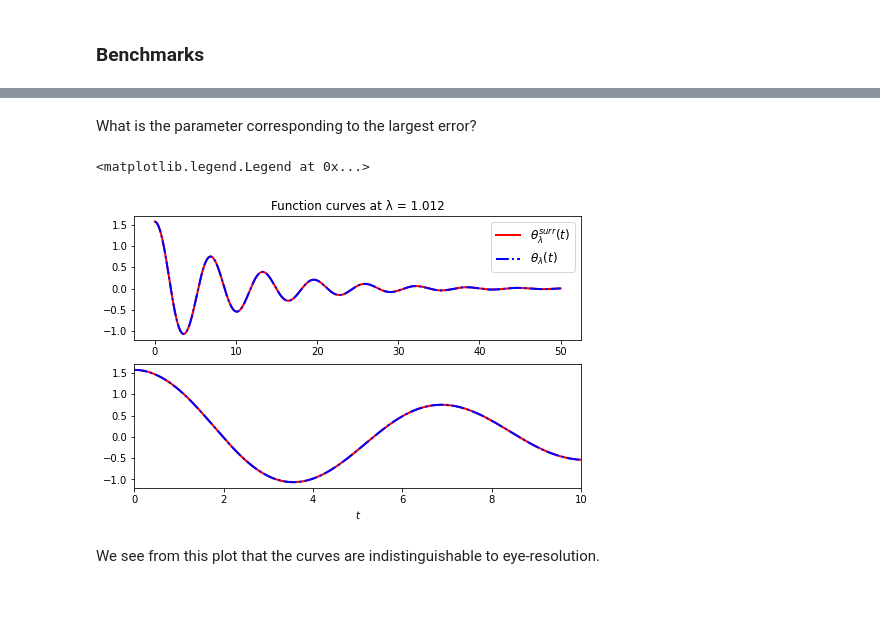
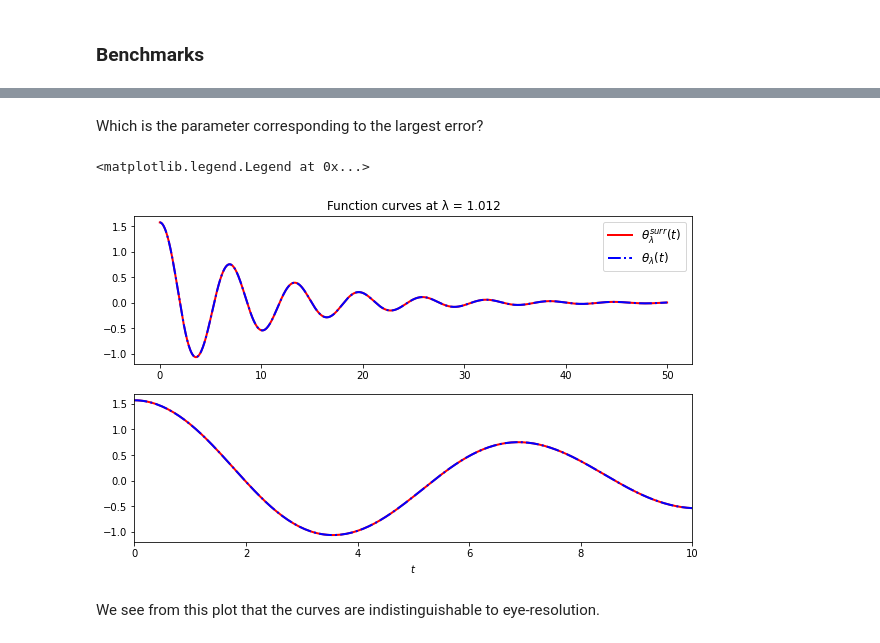
Before and after one commit to aaronuv/arby, a Jupyter notebook: docs/source/_static/pendulum_example.ipynb, the cells around one changed output, grey strips where cells are left out. Saved outputs shown, nothing was run; the diff lists cells and outputs as text; code cells hidden in the pictures; blank space fills up the shorter version.

Commit message:
embed pendulum notebook

```diff
--- a/docs/source/_static/pendulum_example.ipynb
+++ b/docs/source/_static/pendulum_example.ipynb
@@ -54,3 +66,2 @@ for λ in param:
 # %%
-# create the pendulum model
-pendulum = ROM(training, time, param, greedy_tol=1e-14, poly_deg=5)
+pendulum = ROM(training, times, param, greedy_tol=1e-14, poly_deg=5)
@@ -62,0 +96,12 @@ array([ 1.57079633,  1.56937605,  1.56513412, ..., -0.00282289,
+# %%
+par = 3.42
+sol = odeint(pend,y0, times, (b,par))[:,0]
+fig, ax = plt.subplots(2,1, figsize=(10,6))
+ax[0].plot(times, surr(par), 'r', lw=2, label='$θ_λ^{surr}(t)$')
+ax[0].plot(times, sol, 'b-.', lw=2, label='$θ_λ(t)$')
+ax[1].plot(times, surr(par), 'r', lw=2, label='$θ_λ^{surr}(t)$')
+ax[1].plot(times, sol, 'b-.', lw=2, label='$θ_λ(t)$')
+ax[1].set(xlim=(0,10))
+ax[1].set(xlabel='$t$')
+ax[0].set_title('Function curves at λ = 1.012')
+ax[0].legend(fontsize = 'large')
@@ -90,13 +121,0 @@ array([1.  , 1.04, 1.08, 1.12, 1.16, 1.2 , 1.24, 1.28, 1.32, 1.36, 1.4 ,
-# %%
-# plot out-of-sample functions at λ = 3.42
-par = 3.42
-sol = odeint(pend,y0, time, (b,par))[:,0]
-fig, ax = plt.subplots(2,1, figsize=(8,5))
-ax[0].plot(time, surr(par), 'r', lw=2, label='$θ_λ^{surr}(t)$')
-ax[0].plot(time, sol, 'b-.', lw=2, label='$θ_λ(t)$')
-ax[1].plot(time, surr(par), 'r', lw=2, label='$θ_λ^{surr}(t)$')
-ax[1].plot(time, sol, 'b-.', lw=2, label='$θ_λ(t)$')
-ax[1].set(xlim=(0,10))
-ax[1].set(xlabel='$t$')
-ax[0].set_title('Function curves at λ = 1.012')
-ax[0].legend(fontsize = 'large')
@@ -115,5 +141,5 @@ param_val = np.linspace(1,5,1001)
 # compute errors
 errors = []
 for λ in param_val:
-    sol = odeint(pend,y0, time, (b,λ))[:,0]
-    errors.append(norm(sol - surr(λ)))
+    sol = odeint(pend,y0, times, (b,λ))[:,0]
+    errors.append(norm(sol - surr(λ))/norm(sol))
@@ -130,23 +162,23 @@ Text(0.5, 1.0, 'Validation errors')
 # %% [markdown]
-What is the parameter corresponding to the largest error?
+Which is the parameter corresponding to the largest error?
 # %%
 worst_lambda = param_val[np.argmax(errors)]
 # %%
 # plot the overlap between the surrogate and the true solution model
 # at the worst parameter
 par = worst_lambda
-sol = odeint(pend,y0, time, (b,par))[:,0]
-fig, ax = plt.subplots(2,1, figsize=(8,5))
-ax[0].plot(time, surr(par), 'r', lw=2, label='$θ_λ^{surr}(t)$')
-ax[0].plot(time, sol, 'b-.', lw=2, label='$θ_λ(t)$')
-ax[1].plot(time, surr(par), 'r', lw=2, label='$θ_λ^{surr}(t)$')
-ax[1].plot(time, sol, 'b-.', lw=2, label='$θ_λ(t)$')
+sol = odeint(pend,y0, times, (b,par))[:,0]
+fig, ax = plt.subplots(2,1, figsize=(10,6))
+ax[0].plot(times, surr(par), 'r', lw=2, label='$θ_λ^{surr}(t)$')
+ax[0].plot(times, sol, 'b-.', lw=2, label='$θ_λ(t)$')
+ax[1].plot(times, surr(par), 'r', lw=2, label='$θ_λ^{surr}(t)$')
+ax[1].plot(times, sol, 'b-.', lw=2, label='$θ_λ(t)$')
 ax[1].set(xlim=(0,10))
 ax[1].set(xlabel='$t$')
 ax[0].set_title(f'Function curves at λ = {worst_lambda}')
 ax[0].legend(fontsize = 'large')
 # %% [output]
 <matplotlib.legend.Legend at 0x...>
-[figure, old version]
+[figure, new version]
 # %% [markdown]
 We see from this plot that the curves are indistinguishable to eye-resolution.
```
Also changed, not shown: parts of 48 cells of this notebook, 3 other files.
